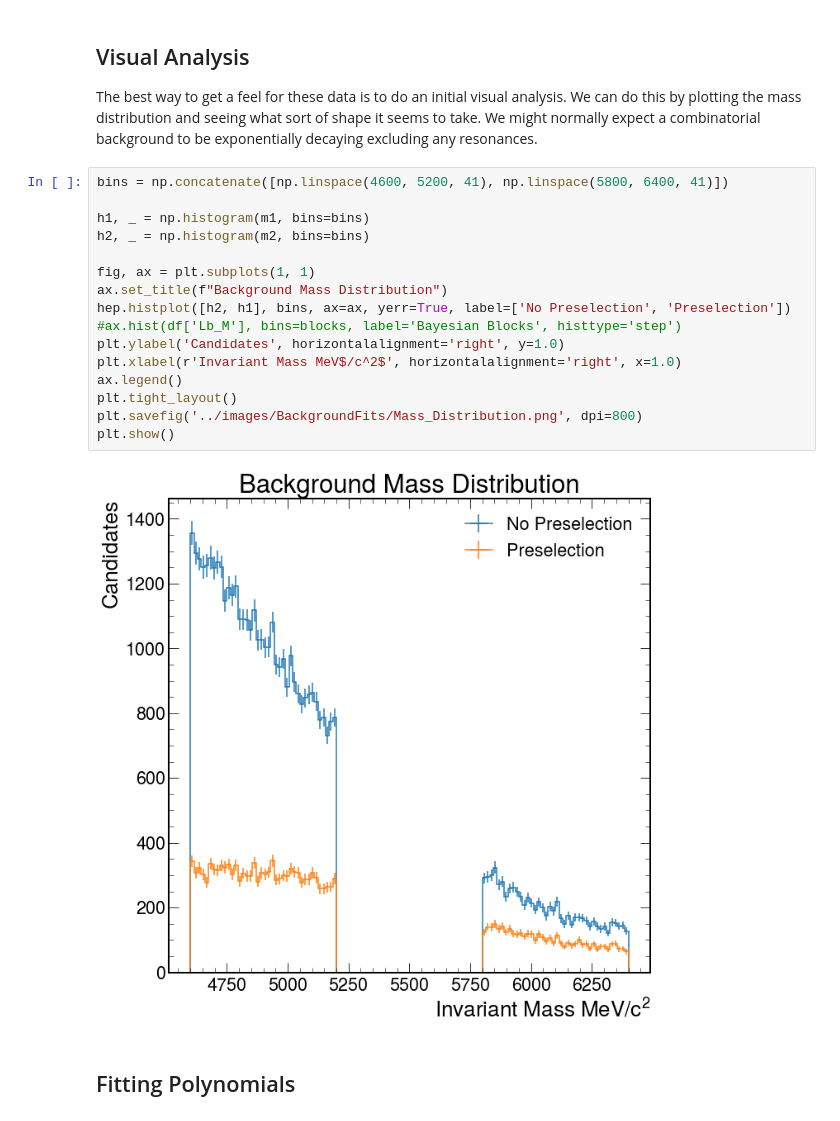
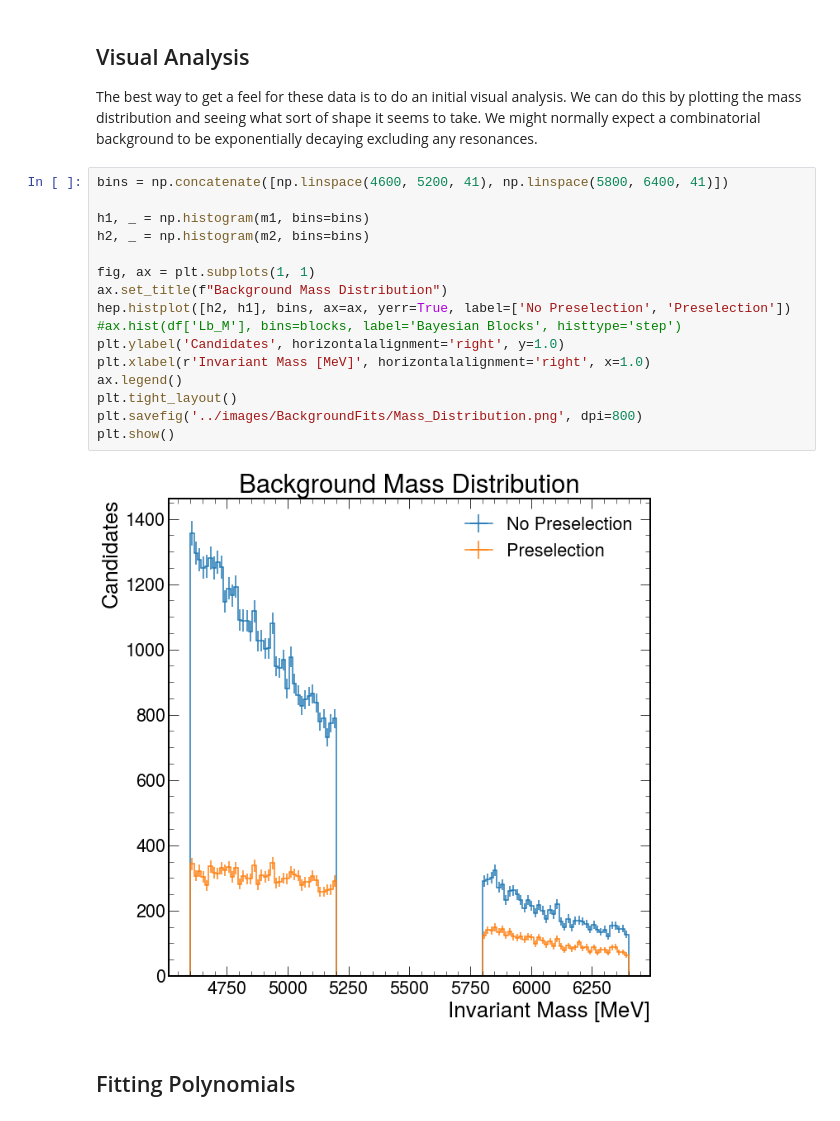
Before and after one commit to ChandlerKenworthy/Y4RareDecayProject, a Jupyter notebook: background_fitting/least_squares_fit.ipynb, the cells around one changed output. Drawn from its saved outputs; the diff is of its cells as text.

```diff
--- a/background_fitting/least_squares_fit.ipynb
+++ b/background_fitting/least_squares_fit.ipynb
@@ -43,21 +47,21 @@ The best way to get a feel for these data is to do an initial visual analysis. W
 # %%
 bins = np.concatenate([np.linspace(4600, 5200, 41), np.linspace(5800, 6400, 41)])
 
 h1, _ = np.histogram(m1, bins=bins)
 h2, _ = np.histogram(m2, bins=bins)
 
 fig, ax = plt.subplots(1, 1)
 ax.set_title(f"Background Mass Distribution")
 hep.histplot([h2, h1], bins, ax=ax, yerr=True, label=['No Preselection', 'Preselection'])
 #ax.hist(df['Lb_M'], bins=blocks, label='Bayesian Blocks', histtype='step')
 plt.ylabel('Candidates', horizontalalignment='right', y=1.0)
-plt.xlabel(r'Invariant Mass MeV$/c^2$', horizontalalignment='right', x=1.0)
+plt.xlabel(r'Invariant Mass [MeV]', horizontalalignment='right', x=1.0)
 ax.legend()
 plt.tight_layout()
 plt.savefig('../images/BackgroundFits/Mass_Distribution.png', dpi=800)
 plt.show()
 # %% [output]
-[figure, old version]
+[figure, new version]
 # %% [markdown]
 ## Fitting Polynomials
 # %%
```
Also changed, not shown: parts of 4 cells of this notebook, 4 other files.
